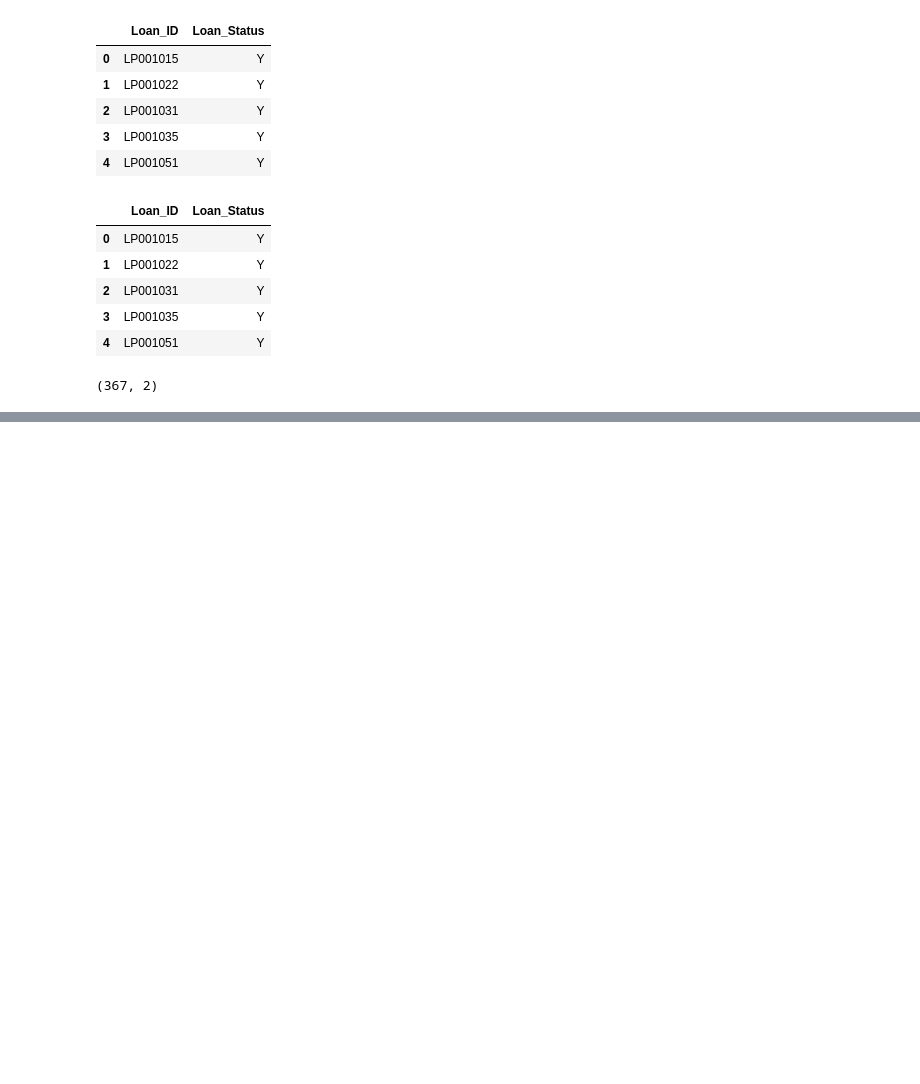
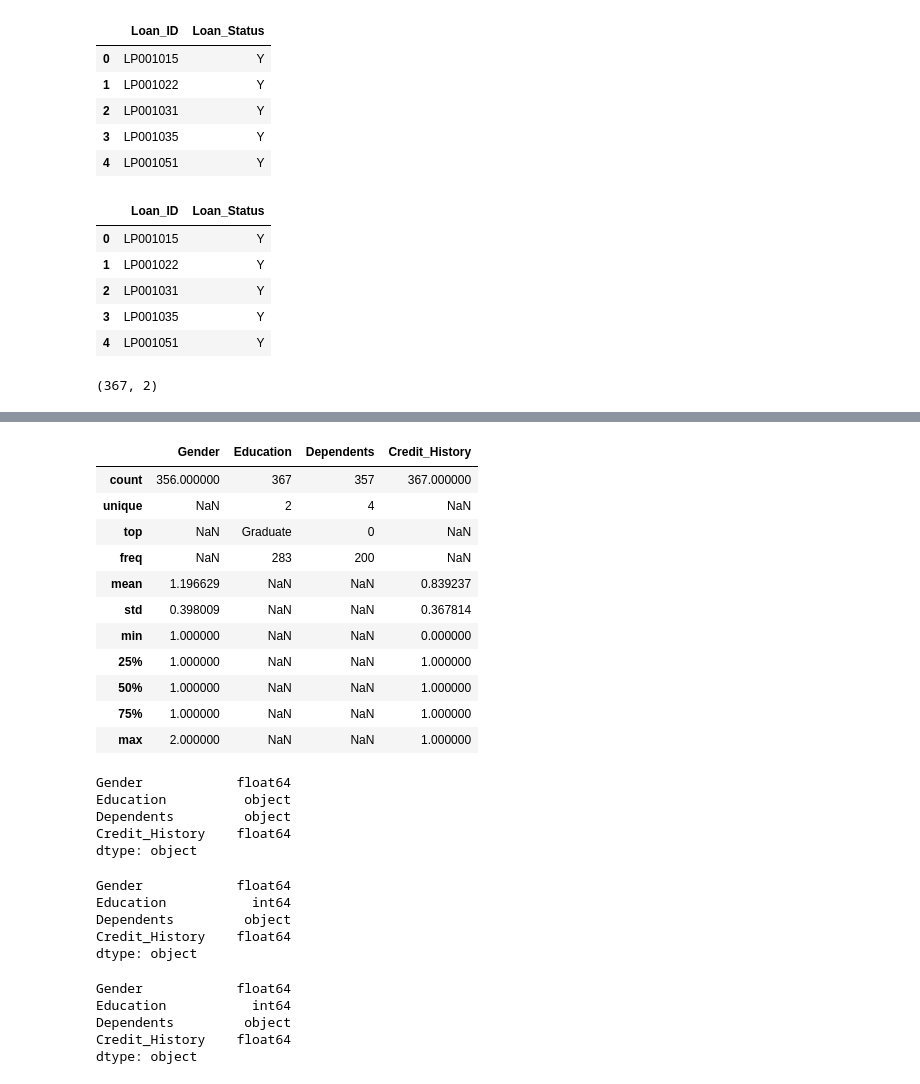
Before and after one commit to Shanky-21/Analytics_vidya, a Jupyter notebook: Loan approval prediction.ipynb, the cells around one changed output, grey strips where cells are left out. Saved outputs shown, nothing was run; the diff lists cells and outputs as text; code cells hidden in the pictures; blank space fills up the shorter version.

```diff
--- a/Loan approval prediction.ipynb
+++ b/Loan approval prediction.ipynb
@@ -236,0 +505,26 @@ predict.shape
+# %%
+xtest.Gender.replace(('Male', 'Female'), (1,2), inplace = True)
+xtest.Dependents.replace(('3+',), (4,), inplace = True)
+# %%
+xtest.describe(include = 'all')
+# %% [output]
+|  | Gender | Education | Dependents | Credit_History |
+| count | 356.000000 | 367 | 357 | 367.000000 |
+| unique | NaN | 2 | 4 | NaN |
+| top | NaN | Graduate | 0 | NaN |
+| freq | NaN | 283 | 200 | NaN |
+| mean | 1.196629 | NaN | NaN | 0.839237 |
+| std | 0.398009 | NaN | NaN | 0.367814 |
+| min | 1.000000 | NaN | NaN | 0.000000 |
+| 25% | 1.000000 | NaN | NaN | 1.000000 |
+| 50% | 1.000000 | NaN | NaN | 1.000000 |
+| 75% | 1.000000 | NaN | NaN | 1.000000 |
+| max | 2.000000 | NaN | NaN | 1.000000 |
+# %%
+xtest.dtypes
+# %% [output]
+Gender            float64
+Education          object
+Dependents         object
+Credit_History    float64
+dtype: object
@@ -236,0 +533,8 @@ predict.shape
+# %%
+xtest.dtypes
+# %% [output]
+Gender            float64
+Education           int64
+Dependents         object
+Credit_History    float64
+dtype: object
@@ -236,0 +543,8 @@ predict.shape
+# %%
+xtest.dtypes
+# %% [output]
+Gender            float64
+Education           int64
+Dependents         object
+Credit_History    float64
+dtype: object
```
Also changed, not shown: parts of 56 cells of this notebook.
